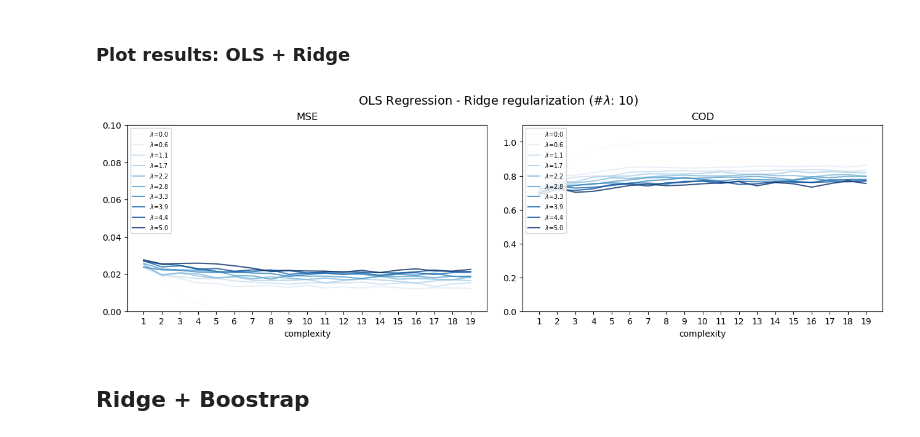
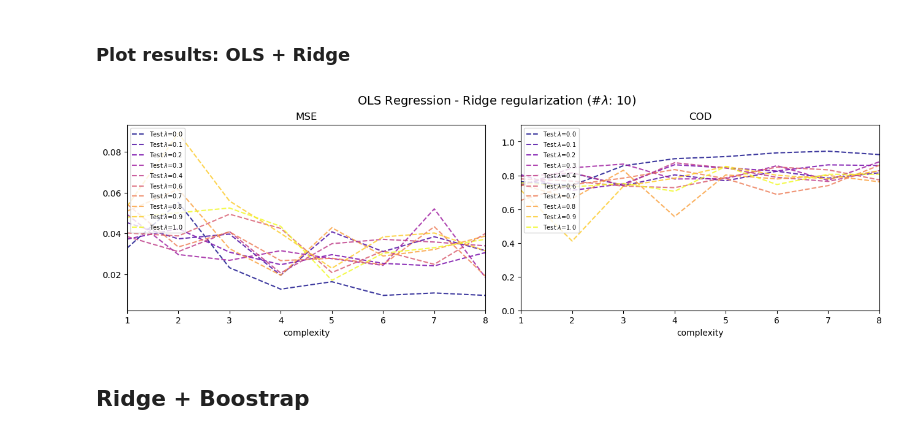
Before and after one commit to iKiru-hub/compML, a Jupyter notebook: Untitled1.ipynb, the cells around one changed output. Drawn from its saved outputs; the diff is of its cells as text; code cells hidden in the pictures.

```diff
--- a/Untitled1.ipynb
+++ b/Untitled1.ipynb
@@ -171,7 +173,7 @@ plt.show()
 # %% [markdown]
 DATA
 # %%
-(x, y, z), (xm, ym, zm) = u.generate_data(N=60, random_ax=False, noise_scale=0.005)
+(x, y, z), (xm, ym, zm) = u.generate_data(N=300, random_ax=True, noise_scale=0.001)
 # %% [markdown]
 SETTINGS
 # %%
@@ -252,8 +254,15 @@ for deg in (bar := tqdm(degrees)):
 
     # bias-variance
     predictions_boot = np.array(predictions_boot)
-    record['model_bias'] += [u.MSE(Z_true=Z_test, Z_pred=np.ones((Z_test.shape[0], 1))*np.mean(np.mean(predictions_boot, axis=0, keepdims=True)))]
-    record['model_var'] += [np.mean(np.mean((predictions_boot - np.mean(predictions_boot, axis=1, keepdims=True))**2, axis=1))]
+    Z_test = Z_test[:, np.newaxis]
+
+    #print(Z_test.shape, predictions_boot.shape)
+
+    record['model_bias'] += [np.mean((Z_test.reshape(-1, 1) - predictions_boot.mean(axis=0, keepdims=True).T)**2)]
+    record['model_var'] += [np.mean(predictions_boot.var(axis=1, keepdims=True))]
+
+    #record['model_bias'] += [u.MSE(Z_true=Z_test, Z_pred=np.ones((Z_test.shape[0], 1))*np.mean(np.mean(predictions_boot, axis=0, keepdims=True)))]
+    #record['model_var'] += [np.mean(np.mean((predictions_boot - np.mean(predictions_boot, axis=1, keepdims=True))**2, axis=1))]
 
     betas[deg] = [beta]
 
@@ -493,12 +498,12 @@ plt.show()
 # %% [markdown]
 DATA
 # %%
-(x, y, z), (xm, ym, zm) = u.generate_data(N=400, random_ax=True, noise_scale=0.001)
+(x, y, z), (xm, ym, zm) = u.generate_data(N=100, random_ax=False, noise_scale=0.1)
 # %% [markdown]
 SETTINGS
 # %%
 nb_lambdas = 10
-lambdas = np.linspace(0, 5, nb_lambdas)
+lambdas = np.linspace(0, 1, nb_lambdas)
 degrees = range(1, 20)
 # %% [markdown]
 RUN
@@ -572,37 +577,39 @@ print('.')
 # %%
 alpha = 0.8
 
 # colors
-colors = plt.cm.Blues(np.linspace(0, 1, nb_lambdas))
+colors = plt.cm.plasma(np.linspace(0, 1, nb_lambdas))
 
 # figure
 fig, axs = plt.subplots(1, 2, figsize=(13, 4), sharex=True)
 fig.suptitle(f'OLS Regression - Ridge regularization (#$\lambda$: {nb_lambdas})', fontsize=14)
 fig.tight_layout(h_pad=2)
 
 for i, l in enumerate(lambdas):
-    axs[0].plot(degrees, record['mse_train'][i, :], '-', color=colors[i], alpha=alpha, label=f"$\lambda$={l:.1f}")
-    #axs[0].plot(degrees, record['mse_test'][i, :], '--', color=colors[i], alpha=alpha)
+    #axs[0].plot(degrees, record['mse_train'][i, :], '-', color=colors[i], alpha=alpha, label=f"Train $\lambda$={l:.1f}")
+    axs[0].plot(degrees, record['mse_test'][i, :], '--', color=colors[i], label=f"Test $\lambda$={l:.1f}", alpha=alpha)
     axs[0].set_title(f"MSE")
     axs[0].set_xlabel('complexity')
     axs[0].legend(loc='upper left', fontsize=7)
     axs[0].set_xticks(degrees)
     axs[0].grid()
 
-    axs[1].plot(degrees, record['cod_train'][i, :], '-', color=colors[i], alpha=alpha, label=f"$\lambda$={l:.1f}")
-    #axs[1].plot(degrees, record['cod_test'][i, :], '--', color=colors[i], alpha=alpha)
+    #axs[1].plot(degrees, record['cod_train'][i, :], '-', color=colors[i], alpha=alpha, label=f"Train $\lambda$={l:.1f}")
+    axs[1].plot(degrees, record['cod_test'][i, :], '--', color=colors[i], label=f"Test $\lambda$={l:.1f}", alpha=alpha)
 
     axs[1].set_title(f"COD")
     axs[1].set_xlabel('complexity')
     axs[1].legend(loc='upper left', fontsize=7)
     axs[1].set_xticks(degrees)
     axs[1].grid()
 
-axs[0].set_ylim(0, 0.1)
+#axs[0].set_ylim(0, 0.06)
 axs[1].set_ylim(0, 1.1)
+axs[0].set_xlim(1, 8)
+axs[1].set_xlim(1, 8)
 plt.show()
 # %% [output]
-[figure, old version]
+[figure, new version]
 # %% [markdown]
 ## Ridge + Boostrap
 # %% [markdown]
```
Also changed, not shown: parts of 14 cells of this notebook.
